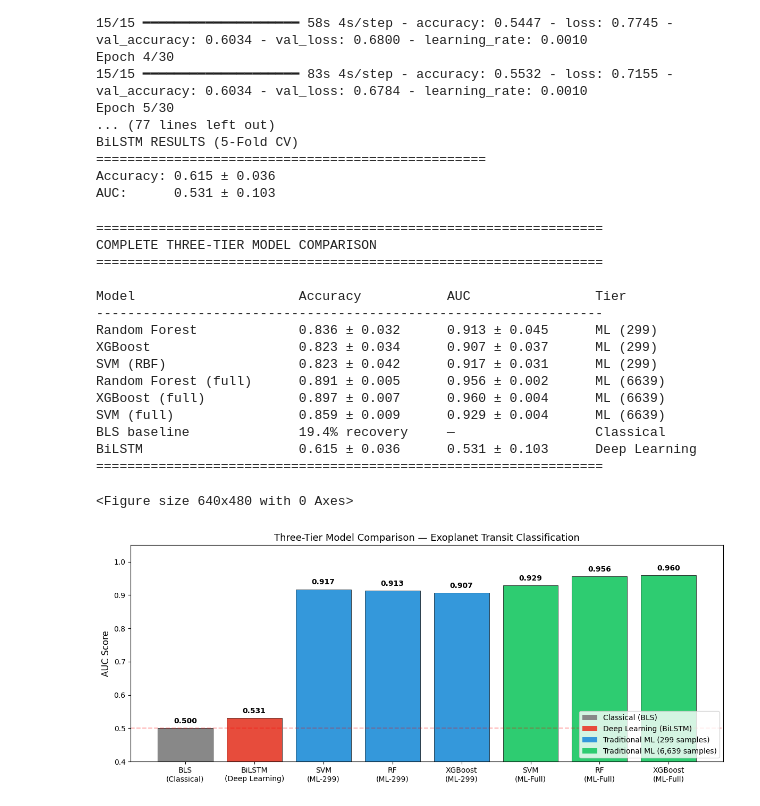
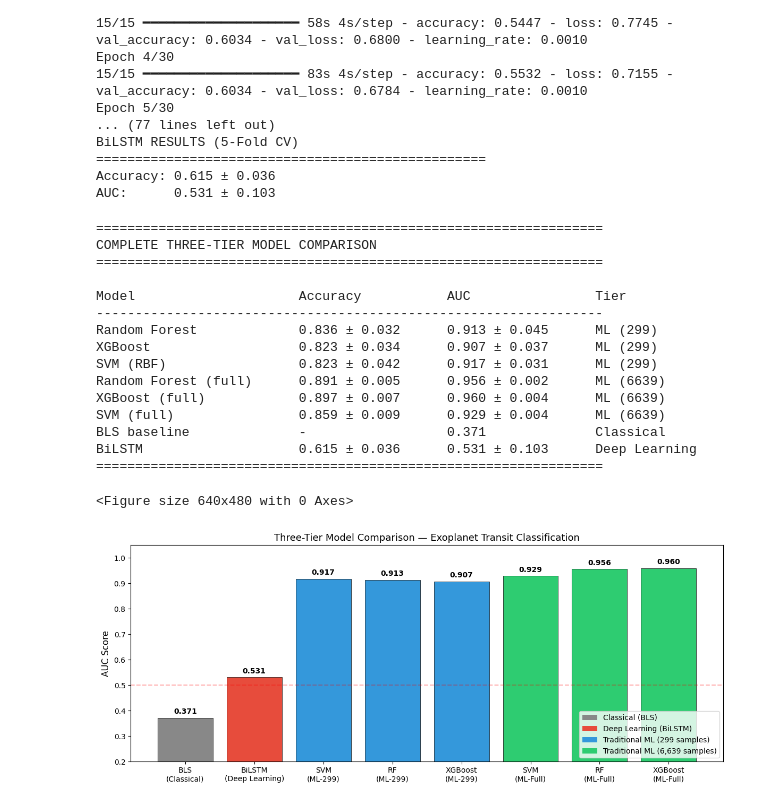
Before and after one commit to hassan310120/MSc-Final-Project, a Jupyter notebook: Kepler.ipynb, the cells around one changed output. Drawn from its saved outputs; the diff is of its cells as text; code cells hidden in the pictures.

Commit message:
Final Code for Project

```diff
--- a/Kepler.ipynb
+++ b/Kepler.ipynb
@@ -1325,7 +1346,7 @@ Noise level 2.0σ:  RF AUC = 0.623,  XGB AUC = 0.617
 20. Training and Testing Raw Data on Deep Learning Model
 # %%
 # Load datasets
-df = pd.read_csv('/content/drive/MyDrive/kepler_project/data/merged_dataset.csv')
+df = pd.read_csv('/content/drive/MyDrive/kepler_project_final/data/merged_dataset.csv')
 print(f"Stars to process: {len(df['kepid'].unique())}")
 # %% [output]
 Stars to process: 293
@@ -1530,7 +1551,7 @@ print(f"{'SVM (RBF)':<25} {'0.823 ± 0.042':<18} {'0.917 ± 0.031':<18} ML (299)
 print(f"{'Random Forest (full)':<25} {'0.891 ± 0.005':<18} {'0.956 ± 0.002':<18} ML (6639)")
 print(f"{'XGBoost (full)':<25} {'0.897 ± 0.007':<18} {'0.960 ± 0.004':<18} ML (6639)")
 print(f"{'SVM (full)':<25} {'0.859 ± 0.009':<18} {'0.929 ± 0.004':<18} ML (6639)")
-print(f"{'BLS baseline':<25} {'19.4% recovery':<18} {'—':<18} Classical")
+print(f"{'BLS baseline':<25} {'-':<18} {'0.371':<18} Classical")
 print(f"{'BiLSTM':<25} {'0.615 ± 0.036':<18} {'0.531 ± 0.103':<18} Deep Learning")
 print("="*65)
 # %% [output]
@@ -1546,7 +1567,7 @@ SVM (RBF)                 0.823 ± 0.042      0.917 ± 0.031      ML (299)
 Random Forest (full)      0.891 ± 0.005      0.956 ± 0.002      ML (6639)
 XGBoost (full)            0.897 ± 0.007      0.960 ± 0.004      ML (6639)
 SVM (full)                0.859 ± 0.009      0.929 ± 0.004      ML (6639)
-BLS baseline              19.4% recovery     —                  Classical
+BLS baseline              -                  0.371              Classical
 BiLSTM                    0.615 ± 0.036      0.531 ± 0.103      Deep Learning
 =================================================================
 # %%
@@ -1569,34 +1590,34 @@ plt.savefig('/content/drive/MyDrive/kepler_project_final/figures/three_tier_comp
 # Data for the chart
 models = ['BLS\n(Classical)', 'BiLSTM\n(Deep Learning)', 'SVM\n(ML-299)', 'RF\n(ML-299)',
           'XGBoost\n(ML-299)', 'SVM\n(ML-Full)', 'RF\n(ML-Full)', 'XGBoost\n(ML-Full)']
-auc_scores = [0.50, 0.531, 0.917, 0.913, 0.907, 0.929, 0.956, 0.960]
+auc_scores = [0.371, 0.531, 0.917, 0.913, 0.907, 0.929, 0.956, 0.960]
 colors = ['#888888', '#e74c3c', '#3498db', '#3498db', '#3498db', '#2ecc71', '#2ecc71', '#2ecc71']
 
 fig, ax = plt.subplots(figsize=(12, 5))
 bars = ax.bar(models, auc_scores, color=colors, edgecolor='black', linewidth=0.5)
 
 # value labels on bars
 for bar, score in zip(bars, auc_scores):
     ax.text(bar.get_x() + bar.get_width()/2, bar.get_height() + 0.01,
             f'{score:.3f}', ha='center', va='bottom', fontsize=10, fontweight='bold')
 
 ax.set_ylabel('AUC Score', fontsize=12)
 ax.set_title('Three-Tier Model Comparison — Exoplanet Transit Classification', fontsize=13)
-ax.set_ylim(0.4, 1.05)
+ax.set_ylim(0.2, 1.05)
 ax.axhline(y=0.5, color='red', linestyle='--', alpha=0.3, label='Random baseline')
 
 # Legend
 from matplotlib.patches import Patch
 legend_elements = [
     Patch(facecolor='#888888', label='Classical (BLS)'),
     Patch(facecolor='#e74c3c', label='Deep Learning (BiLSTM)'),
     Patch(facecolor='#3498db', label='Traditional ML (299 samples)'),
     Patch(facecolor='#2ecc71', label='Traditional ML (6,639 samples)')
 ]
 ax.legend(handles=legend_elements, loc='lower right')
 
 plt.tight_layout()
-plt.savefig('/content/drive/MyDrive/kepler_project/figures/three_tier_barchart.png', dpi=150)
+plt.savefig('/content/drive/MyDrive/kepler_project_final/figures/three_tier_barchart.png', dpi=150)
 plt.show()
 # %% [output]
-[figure, old version]
+[figure, new version]
```
Also changed, not shown: parts of 18 cells of this notebook.
